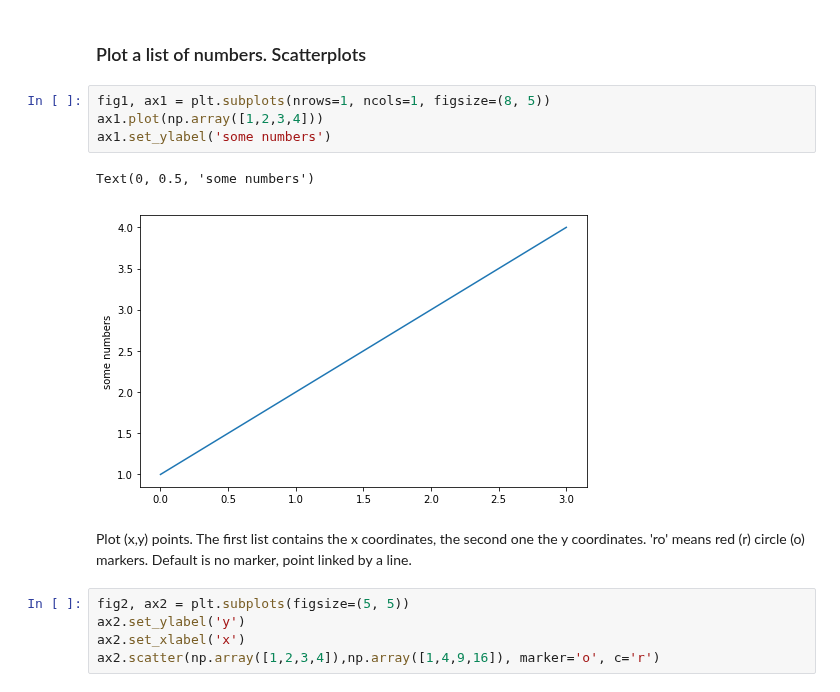
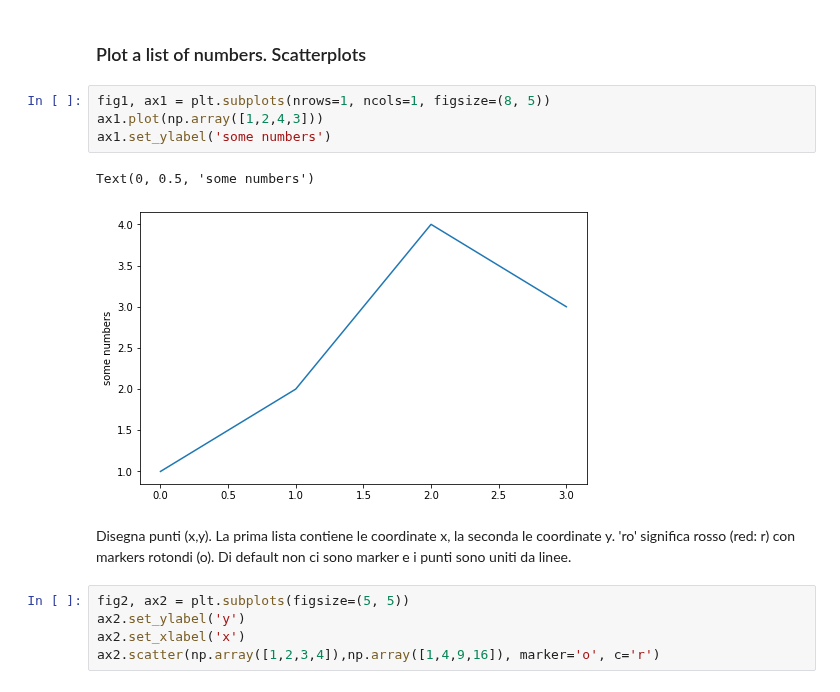
Before and after one commit to mainaezio/TIF2019_Introduction_to_Python, a Jupyter notebook: ipynb/09_plots.ipynb, the cells around one changed output. Saved outputs shown, nothing was run; the diff lists cells and outputs as text.

```diff
--- a/ipynb/09_plots.ipynb
+++ b/ipynb/09_plots.ipynb
@@ -12,14 +12,14 @@ import numpy as np
 ### Plot a list of numbers. Scatterplots
 # %%
 fig1, ax1 = plt.subplots(nrows=1, ncols=1, figsize=(8, 5))
-ax1.plot(np.array([1,2,3,4]))
+ax1.plot(np.array([1,2,4,3]))
 ax1.set_ylabel('some numbers')
 # %% [output]
 Text(0, 0.5, 'some numbers')
-[figure, old version]
+[figure, new version]
-# %% [markdown]
-Plot (x,y) points. The first list contains the x coordinates, the second one the y coordinates.
-'ro' means red (r) circle (o) markers. Default is no marker, point linked by a line.
+# %% [markdown]
+Disegna punti (x,y). La prima lista contiene le coordinate x, la seconda le coordinate y.
+'ro' significa rosso (red: r) con markers rotondi (o). Di default non ci sono marker e i punti sono uniti da linee.
 # %%
 fig2, ax2 = plt.subplots(figsize=(5, 5))
 ax2.set_ylabel('y')
```
Also changed, not shown: parts of 9 cells of this notebook, 2 other files.
